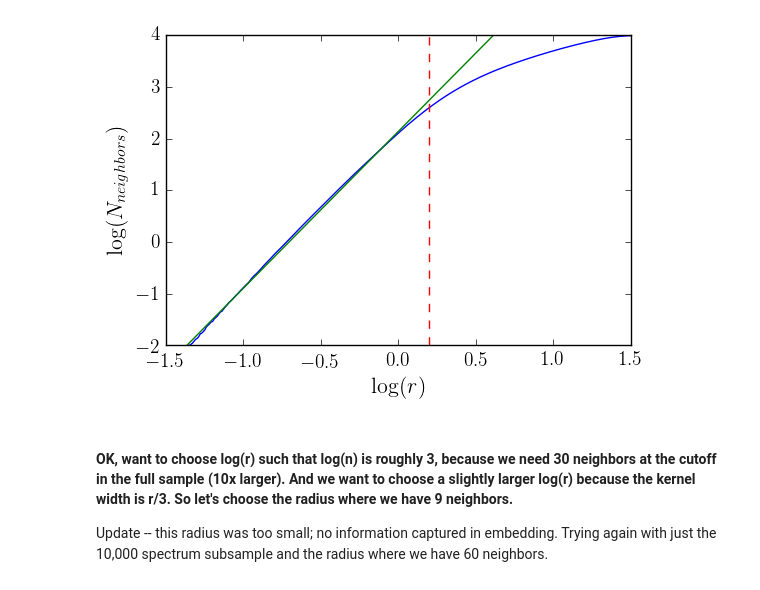
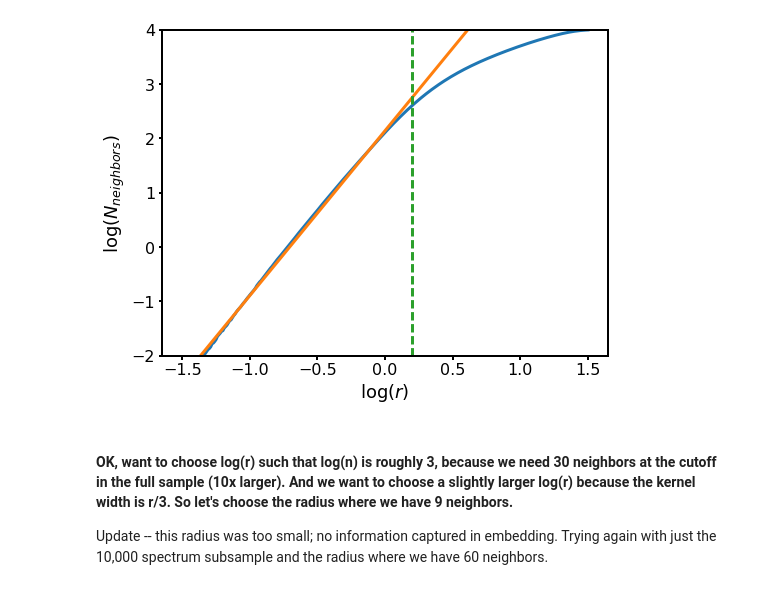
Before and after one commit to ogtelford/gridmodels, a Jupyter notebook: code/test_embed_newmodels.ipynb, the cells around one changed output. Drawn from its saved outputs; the diff is of its cells as text; code cells hidden in the pictures.

```diff
--- a/code/test_embed_newmodels.ipynb
+++ b/code/test_embed_newmodels.ipynb
@@ -6,6 +6,7 @@ Authored by OGT 17-06-21
 # imports and plotting setup
 import numpy as np
 import matplotlib as mpl
+mpl.rcParams.update(mpl.rcParamsDefault)
 import matplotlib.pyplot as plt
 %matplotlib inline
 from astroML.plotting import setup_text_plots
@@ -18,12 +19,14 @@ from scipy.sparse.csgraph import connected_components
 from sklearn.metrics.pairwise import euclidean_distances
 
 np.set_printoptions(suppress=True)
-setup_text_plots(fontsize=16)
-mpl.rc('xtick', labelsize=14)
-mpl.rc('ytick', labelsize=14)
-mpl.rc('font', size=16, family='serif', style='normal', variant='normal', stretch='normal', weight='bold')
-mpl.rc('legend', labelspacing=0.1, handlelength=2, fontsize=10)
-mpl.rc('axes', labelweight='black')
+mpl.rc('xtick', labelsize=16)
+mpl.rc('ytick', labelsize=16)
+mpl.rc('xtick.major', width=2)
+mpl.rc('ytick.major', width=2)
+mpl.rc('axes', labelsize=18, linewidth=2, titlesize=18)
+mpl.rc('figure', titlesize=18)
+mpl.rc('lines', linewidth=3)
+mpl.rc('legend', fontsize=16)
 # %%
 # load data
 
@@ -95,13 +98,13 @@ print A
 # %%
-plt.figure();
+plt.figure(figsize=(8,6));
 plt.plot(logr, logn);
 plt.xlabel(r'$\log(r)$');
 plt.ylabel(r'$\log(N_{neighbors})$');
 plt.plot(logr, f(logr, A, B));
 plt.plot([0.2,0.2],[-2,4],'--');
 plt.ylim(-2,4);
 # %% [output]
-[figure, old version]
+[figure, new version]
 # %% [markdown]
 #### OK, want to choose log(r) such that log(n) is roughly 3, because we need 30 neighbors at the cutoff in the full sample (10x larger). And we want to choose a slightly larger log(r) because the kernel width is r/3. So let's choose the radius where we have 9 neighbors.
 
```
Also changed, not shown: parts of 31 cells of this notebook, 1 other file.
